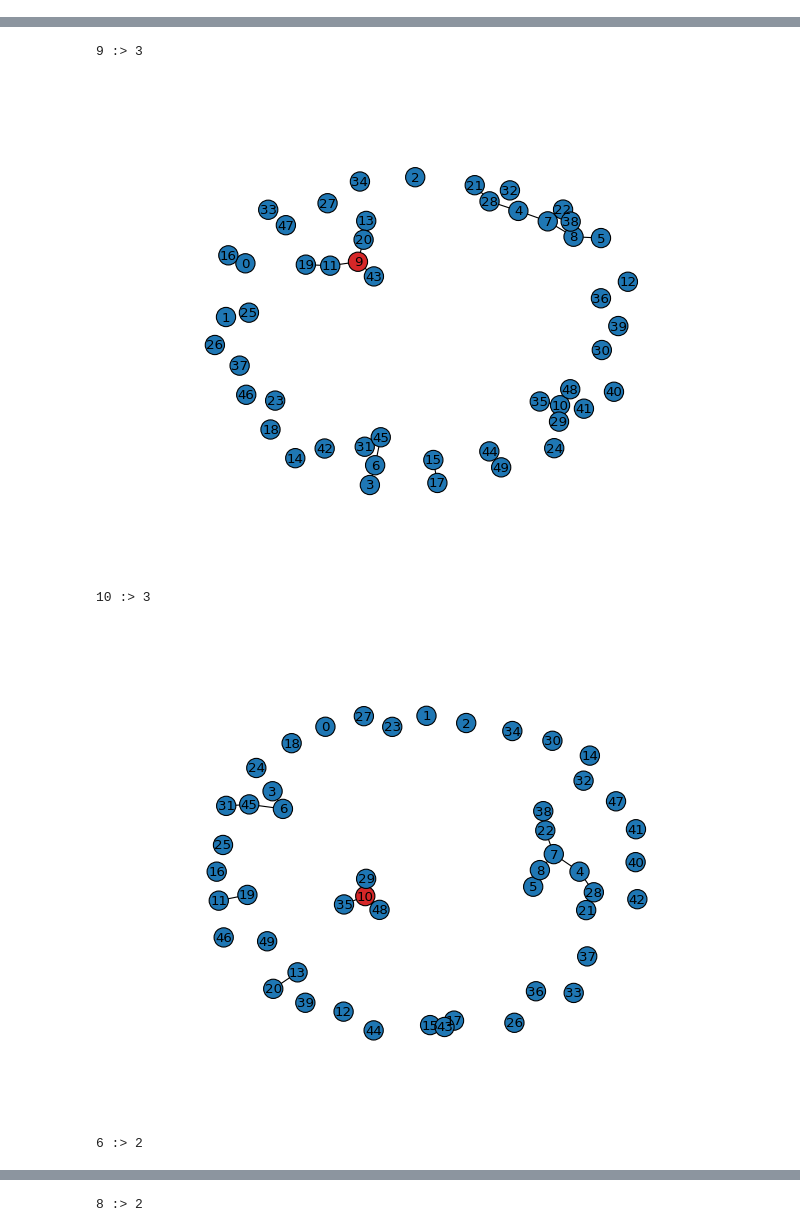
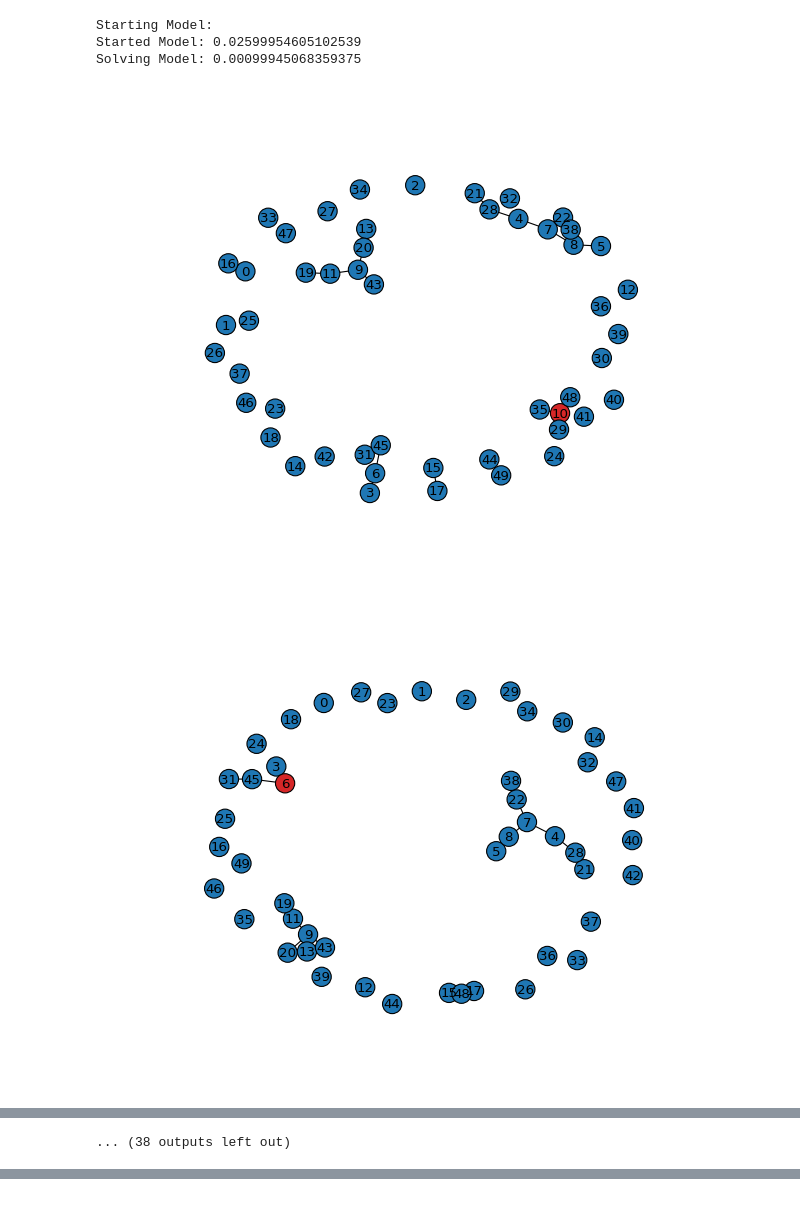
Before and after one commit to dursunkoc/copt, a Jupyter notebook: notebook/network-generation_ws.ipynb, the cells around one changed output, grey strips where cells are left out. Drawn from its saved outputs; the diff is of its cells as text; code cells hidden in the pictures.

```diff
--- a/notebook/network-generation_ws.ipynb
+++ b/notebook/network-generation_ws.ipynb
@@ -49,11 +78,22 @@ def sort_nodes_to_inc_span(grph):
+# %%
+X_cuhd = np.zeros((1,50,1,1), dtype='int')
+a_uv, g = gen_network(n=50, seed=1, net_type='barabasi', m=4, p=None, drop_prob=.9)
+X_u = solve_network_model(a_uv=a_uv, U=50, e_u=np.ones(50))
+N_i_j, g = gen_network(n=50, seed=1, net_type='barabasi', m=4, p=None, drop_prob=.9)
+plt.style.use('classic')
+sp = sort_nodes_to_inc_span(g, X_u)
+# %% [output]
+Starting Model:
+Started Model: 0.02599954605102539
+Solving Model: 0.00099945068359375
 # %%
 N_i_j, g = gen_network(n=50, seed=1, net_type='barabasi', m=4, p=None, drop_prob=.9)
 plt.style.use('classic')
-sp = [0, 1, 2, 6, 8, 9, 10, 11, 12, 15, 20, 22, 28, 34, 45]
-for i,p in enumerate(sorted(sp, key=lambda b: -g.degree[b])):
+for i,p in enumerate(sp):
     colors = ['tab:red' if nd == p  else 'tab:blue' for nd in g.nodes]
     nx.draw(g, node_color=colors, pos=nx.fruchterman_reingold_layout(g, k=1/4), with_labels=True)
-    print(p,":>", g.degree[p])
     g.remove_node(p)
     plt.show()
 # %% [output]
+[figure, new version]
+[figure, new version]
@@ -60,5 +110 @@ for i,p in enumerate(sorted(sp, key=lambda b: -g.degree[b])):
-9 :> 3
+... (38 outputs left out)
-[figure, old version]
-10 :> 3
-[figure, old version]
-6 :> 2
@@ -66 +110,0 @@ for i,p in enumerate(sorted(sp, key=lambda b: -g.degree[b])):
-8 :> 2
```
Also changed, not shown: parts of 7 cells of this notebook.
